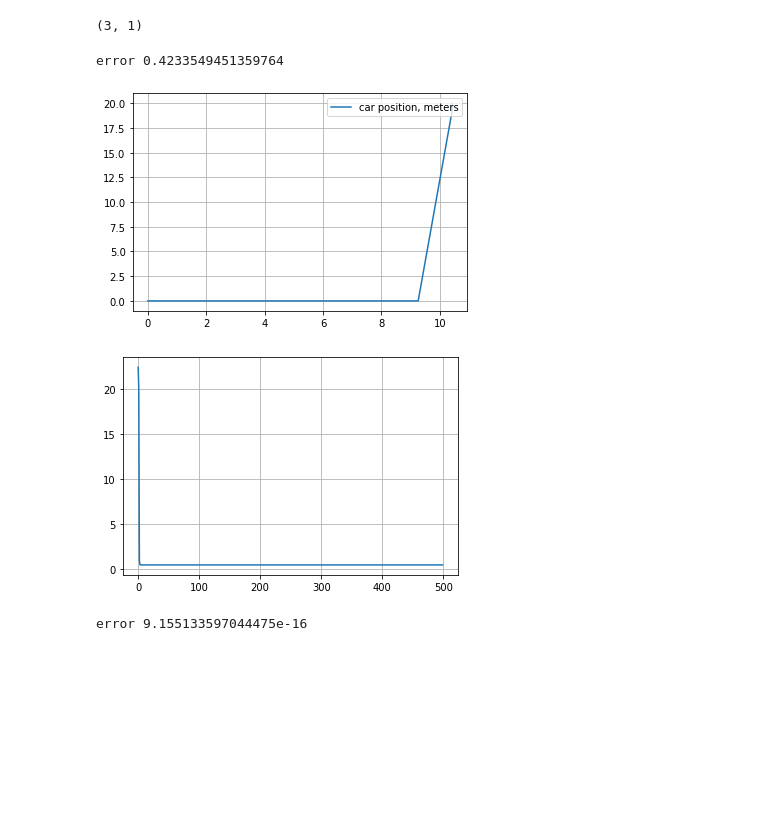
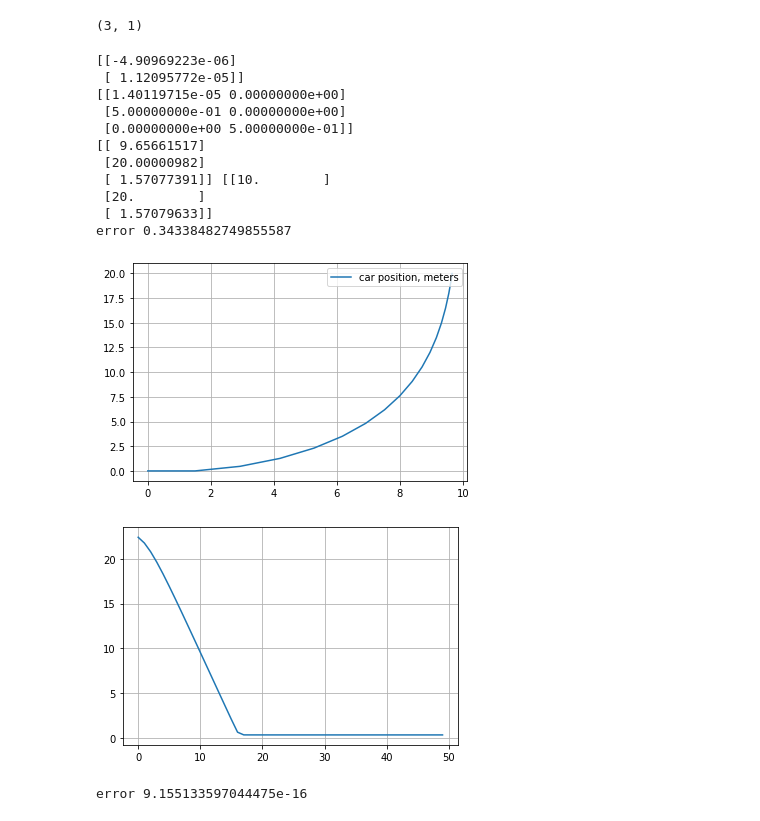
Before and after one commit to mingyucai/LQR_CBF_rrtStar, a Jupyter notebook: LQR_car_model.ipynb, the cells around one changed output. Drawn from its saved outputs; the diff is of its cells as text; code cells hidden in the pictures; blank space fills up the shorter version.

Commit message:
I figure out the previous convergency issue by tuning the parameters

```diff
--- a/LQR_car_model.ipynb
+++ b/LQR_car_model.ipynb
@@ -150,7 +151,7 @@ def getB(yaw, dt):
   return B
 
 A = np.matrix([[1.0, 0, 0],[0 , 1.0, 0], [0, 0, 1.0]])
-Q = np.matrix("0.5 0 0; 0 1 0; 0 0 1")
+Q = np.matrix("0.5 0 0; 0 0.5 0; 0 0 0.01")
 R = np.matrix("0.01 0; 0 0.01")
 
 # print(xk[2, 0])
@@ -168,7 +169,7 @@ max_angular_velocity = 1.5708 # radians per second
 # %% [output]
 (3, 1)
 # %%
-nsteps = 500
+nsteps = 50
 time = np.linspace(0, 2, nsteps, endpoint=True)
 xd = np.matrix([[10], [20], [np.pi/2]])
 xk = np.matrix([[0], [0], [0]])
@@ -185,40 +186,50 @@ max_angular_velocity = 1.5708 # radians per second
 for t in time:
     xe = xk - xd
     errors.append( np.linalg.norm(xe))
 
     yaw = xk[2, 0]
     B= getB(yaw, dt)
     K = dLQR(A,B,Q,R)
 
     uk = K*xe
     # clip does not work for X axis
-    #uk = np.clip(uk, -max_linear_velocity, max_linear_velocity)
+    uk = np.clip(uk, -max_linear_velocity, max_linear_velocity)
 
     X.append(xk[0, 0])
     Y.append(xk[1, 0])
 
     xk = A*xk + B*uk
 
-# print(uk)
-# print(B)
-# print(xk, xd)
+print(uk)
+print(B)
+print(xk, xd)
 print('error', np.linalg.norm(xe))
 
 plt.plot(X, Y, label="car position, meters")
 # plt.plot(time, T, label='pendulum angle, radians')
 # plt.plot(time, U, label='control voltage, decavolts')
 
 plt.legend(loc='upper right')
 plt.grid()
 plt.show()
 
 plt.plot(errors, label="error")
 plt.grid()
 plt.show()
 # %% [output]
-error 0.4233549451359764
+[[-4.90969223e-06]
+ [ 1.12095772e-05]]
+[[1.40119715e-05 0.00000000e+00]
+ [5.00000000e-01 0.00000000e+00]
+ [0.00000000e+00 5.00000000e-01]]
+[[ 9.65661517]
+ [20.00000982]
+ [ 1.57077391]] [[10.        ]
+ [20.        ]
+ [ 1.57079633]]
+error 0.34338482749855587
-[figure, old version]
+[figure, new version]
-[figure, old version]
+[figure, new version]
 # %%
 # linear dynnamics
 
```
Also changed, not shown: parts of 1 cell of this notebook.
